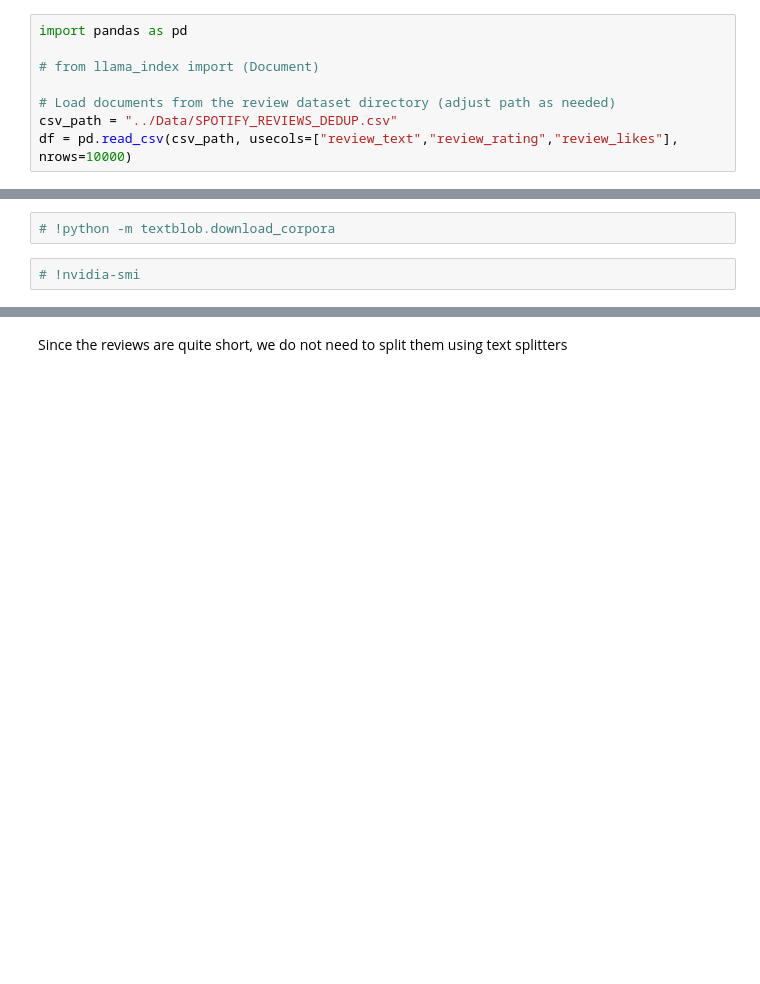
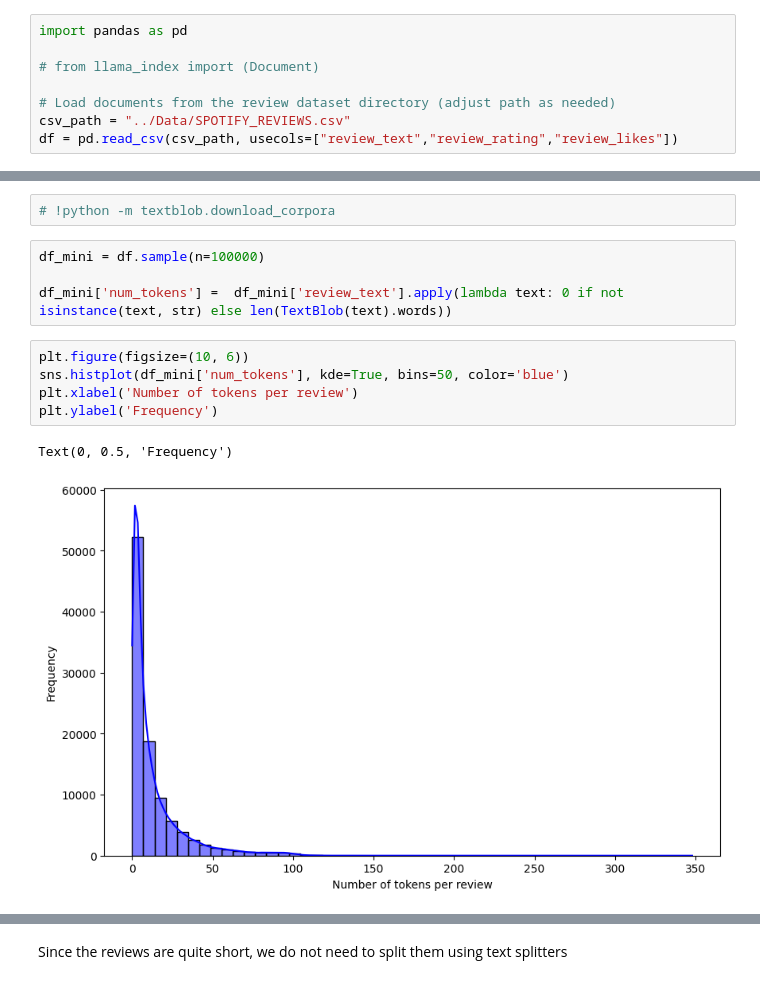
Before and after one commit to MagnificentCreature/spotify-review-RAG, a Jupyter notebook: playground/preprocessing.ipynb, the cells around one changed output, grey strips where cells are left out. Drawn from its saved outputs; the diff is of its cells as text; blank space fills up the shorter version.

```diff
--- a/playground/preprocessing.ipynb
+++ b/playground/preprocessing.ipynb
@@ -10,5 +16,5 @@ import pandas as pd
 # from llama_index import (Document)
 
 # Load documents from the review dataset directory (adjust path as needed)
-csv_path = "../Data/SPOTIFY_REVIEWS_DEDUP.csv"
-df = pd.read_csv(csv_path, usecols=["review_text","review_rating","review_likes"], nrows=10000)
+csv_path = "../Data/SPOTIFY_REVIEWS.csv"
+df = pd.read_csv(csv_path, usecols=["review_text","review_rating","review_likes"])
@@ -218,5 +184,15 @@ df.to_csv("../Data/SPOTIFY_REVIEWS_DEDUP.csv", index=False)
 df[df["review_text"].str.count(" ") == 4].head(30)
 # %%
 # !python -m textblob.download_corpora
-# %%
-# !nvidia-smi
+# %%
+df_mini = df.sample(n=100000)
+
+df_mini['num_tokens'] =  df_mini['review_text'].apply(lambda text: 0 if not isinstance(text, str) else len(TextBlob(text).words))
+# %%
+plt.figure(figsize=(10, 6))
+sns.histplot(df_mini['num_tokens'], kde=True, bins=50, color='blue')
+plt.xlabel('Number of tokens per review')
+plt.ylabel('Frequency')
+# %% [output]
+Text(0, 0.5, 'Frequency')
+[figure, added]
```
Also changed, not shown: parts of 17 cells of this notebook, 6 other files.
